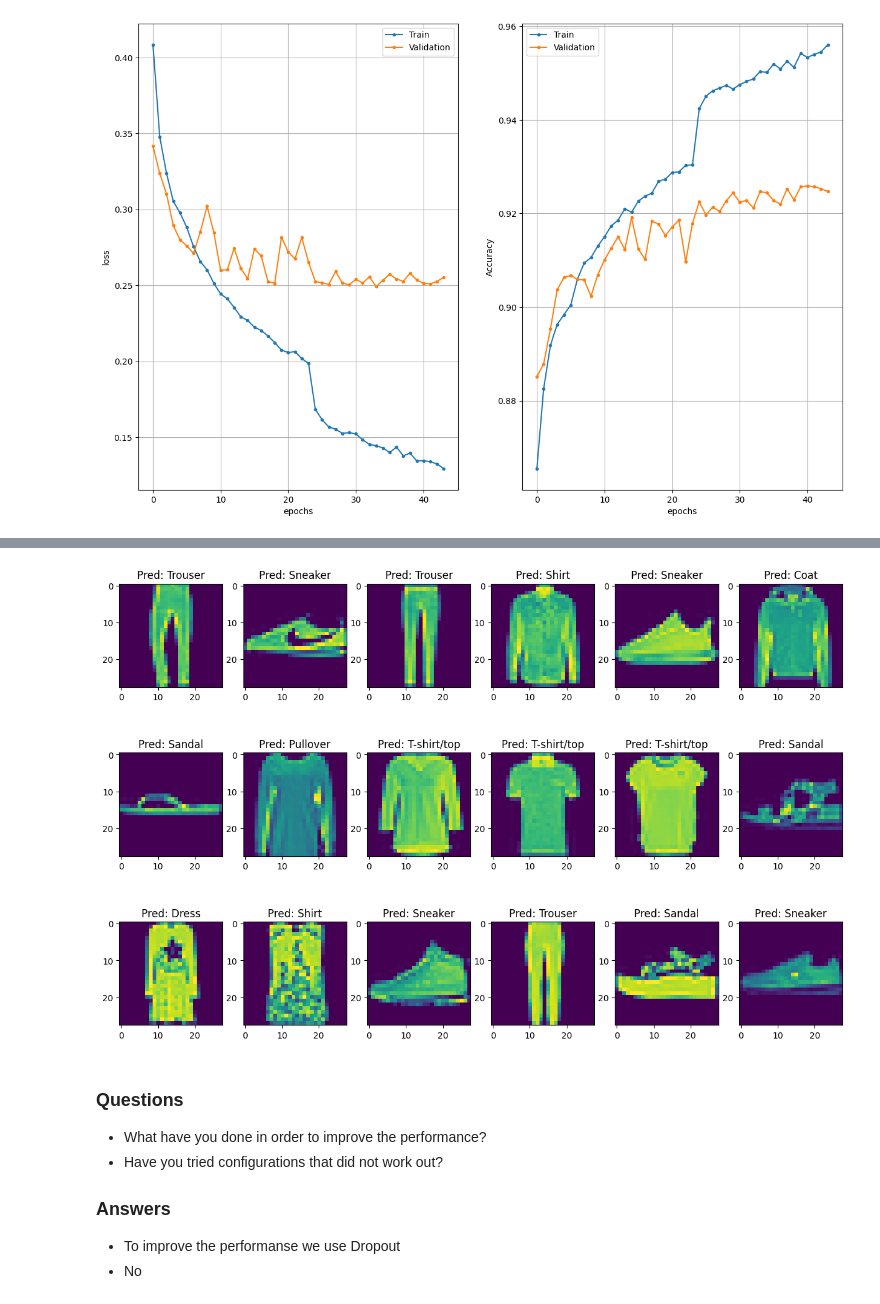
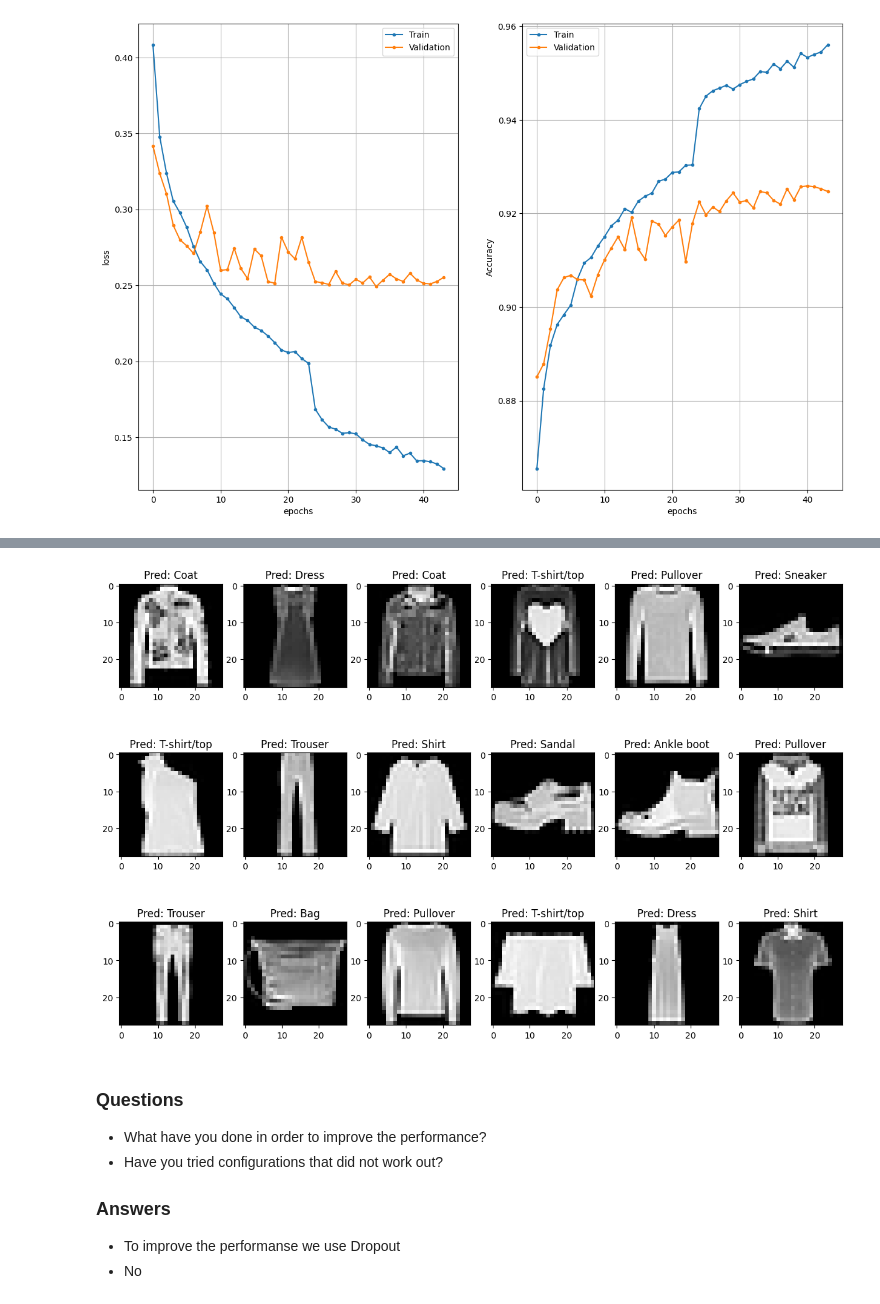
Before and after one commit to webenot/computer-vision-1, a Jupyter notebook: lesson_15/main.ipynb, the cells around one changed output, grey strips where cells are left out. Drawn from its saved outputs; the diff is of its cells as text; code cells hidden in the pictures.

```diff
--- a/lesson_15/main.ipynb
+++ b/lesson_15/main.ipynb
@@ -292,6 +292,6 @@ for ii in range(18):
     # Pick a random sample
     idx = np.random.randint(x_test2.shape[0])
     # Show the results
-    plt.subplot(3,6,ii+1), plt.imshow(x_test2[idx, ...])
+    plt.subplot(3,6,ii+1), plt.imshow(x_test2[idx, ...], cmap='gray')
     plt.title('Pred: ' + str(classes[y_pred2[idx]]))
 # %% [output]
@@ -299,5 +299,5 @@ for ii in range(18):
 313/313 ━━━━━━━━━━━━━━━━━━━━ 1s 2ms/step
-[figure, old version]
+[figure, new version]
 # %% [markdown]
 ### Questions
 
```
Also changed, not shown: parts of 1 cell of this notebook.
